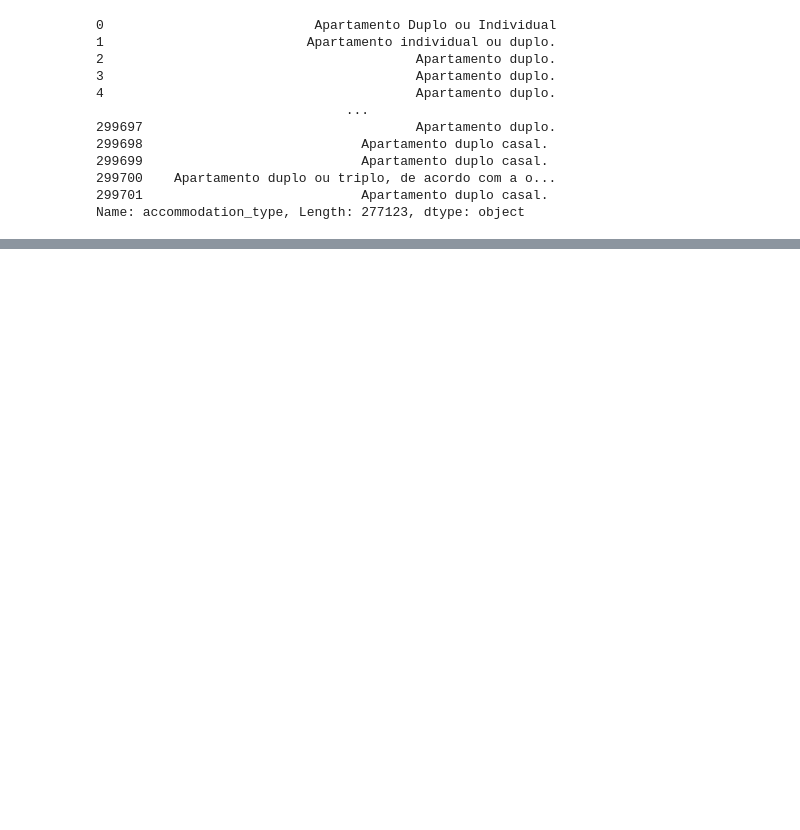
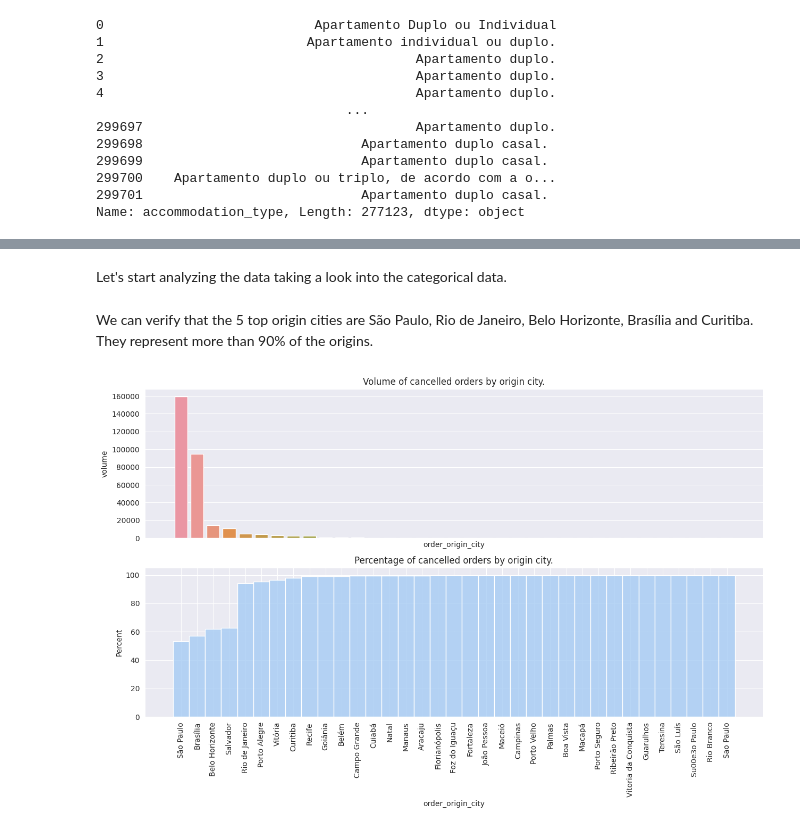
Before and after one commit to tamiriscrepalde/survival-analysis, a Jupyter notebook: notebooks/exploratory_data_analysis/exploratory_data_analysis.ipynb, the cells around one changed output, grey strips where cells are left out. Cells and saved outputs as stored; diff of their text form; code cells hidden in the pictures; blank space fills up the shorter version.

Commit message:
Started analyzing categorical data

```diff
--- a/notebooks/exploratory_data_analysis/exploratory_data_analysis.ipynb
+++ b/notebooks/exploratory_data_analysis/exploratory_data_analysis.ipynb
@@ -175,0 +195,2 @@ Name: accommodation_type, Length: 277123, dtype: object
+# %%
+df = df.dropna(how='any')
@@ -175,0 +199,8 @@ Name: accommodation_type, Length: 277123, dtype: object
+# %%
+df['order_date'] = pd.to_datetime(df['order_date'])
+df['first_valid_date_brt'] = pd.to_datetime(df['first_valid_date_brt'])
+df['last_valid_date_brt'] = pd.to_datetime(df['last_valid_date_brt'])
+df['last_update_status_date_brt'] = pd.to_datetime(df['last_update_status_date_brt'])
+
+df['qty_people'] = df['qty_people'].astype(int)
+df['qty_dailies'] = df['qty_dailies'].astype(int)
@@ -175,0 +209,5 @@ Name: accommodation_type, Length: 277123, dtype: object
+# %% [markdown]
+Let's start analyzing the data taking a look into the categorical data.
+# %%
+sns.set_style('darkgrid')
+sns.set_palette('pastel')
@@ -175,0 +216,16 @@ Name: accommodation_type, Length: 277123, dtype: object
+# %%
+origin_city = df.groupby('order_origin_city').count().order_date.reset_index()
+origin_city = origin_city.rename(columns={'order_date': 'volume'}).sort_values('volume', ascending=False)
+# %% [markdown]
+We can verify that the 5 top origin cities are São Paulo, Rio de Janeiro, Belo Horizonte, Brasília and Curitiba. They represent more than 90% of the origins.
+# %%
+fig, ax = plt.subplots(2, sharex=True, figsize=(15,8))
+
+sns.barplot(origin_city, x='order_origin_city', y='volume', ax=ax[0])
+sns.histplot(df, x='order_origin_city', ax=ax[1], stat='percent', cumulative=True)
+
+plt.xticks(rotation=90);
+ax[0].set_title('Volume of cancelled orders by origin city.');
+ax[1].set_title('Percentage of cancelled orders by origin city.');
+# %% [output]
+[figure, added]
```
Also changed, not shown: parts of 24 cells of this notebook.
